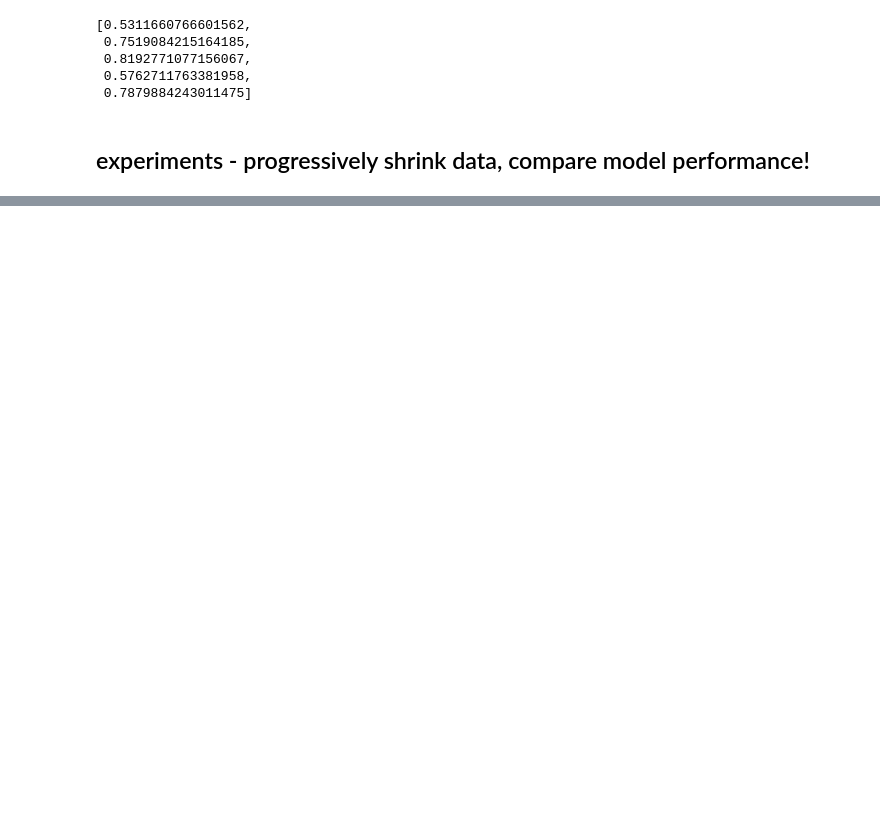
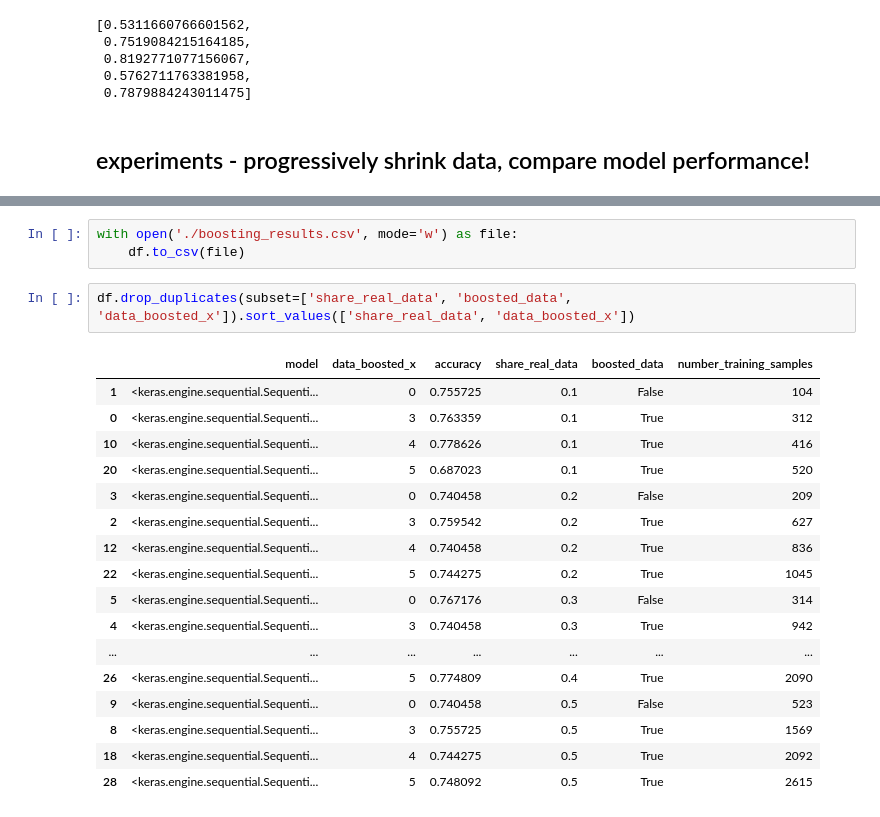
Before and after one commit to PaulBFB/master_thesis, a Jupyter notebook: titanic_deep_learning.ipynb, the cells around one changed output, grey strips where cells are left out. Cells and saved outputs as stored; diff of their text form; blank space fills up the shorter version.

```diff
--- a/titanic_deep_learning.ipynb
+++ b/titanic_deep_learning.ipynb
@@ -311,0 +338,23 @@ KeyboardInterrupt:
+# %%
+with open('./boosting_results.csv', mode='w') as file:
+    df.to_csv(file)
+# %%
+df.drop_duplicates(subset=['share_real_data', 'boosted_data', 'data_boosted_x']).sort_values(['share_real_data', 'data_boosted_x'])
+# %% [output]
+|  | model | data_boosted_x | accuracy | share_real_data | boosted_data | number_training_samples |
+| 1 | <keras.engine.sequential.Sequenti... | 0 | 0.755725 | 0.1 | False | 104 |
+| 0 | <keras.engine.sequential.Sequenti... | 3 | 0.763359 | 0.1 | True | 312 |
+| 10 | <keras.engine.sequential.Sequenti... | 4 | 0.778626 | 0.1 | True | 416 |
+| 20 | <keras.engine.sequential.Sequenti... | 5 | 0.687023 | 0.1 | True | 520 |
+| 3 | <keras.engine.sequential.Sequenti... | 0 | 0.740458 | 0.2 | False | 209 |
+| 2 | <keras.engine.sequential.Sequenti... | 3 | 0.759542 | 0.2 | True | 627 |
+| 12 | <keras.engine.sequential.Sequenti... | 4 | 0.740458 | 0.2 | True | 836 |
+| 22 | <keras.engine.sequential.Sequenti... | 5 | 0.744275 | 0.2 | True | 1045 |
+| 5 | <keras.engine.sequential.Sequenti... | 0 | 0.767176 | 0.3 | False | 314 |
+| 4 | <keras.engine.sequential.Sequenti... | 3 | 0.740458 | 0.3 | True | 942 |
+| ... | ... | ... | ... | ... | ... | ... |
+| 26 | <keras.engine.sequential.Sequenti... | 5 | 0.774809 | 0.4 | True | 2090 |
+| 9 | <keras.engine.sequential.Sequenti... | 0 | 0.740458 | 0.5 | False | 523 |
+| 8 | <keras.engine.sequential.Sequenti... | 3 | 0.755725 | 0.5 | True | 1569 |
+| 18 | <keras.engine.sequential.Sequenti... | 4 | 0.744275 | 0.5 | True | 2092 |
+| 28 | <keras.engine.sequential.Sequenti... | 5 | 0.748092 | 0.5 | True | 2615 |
```
Also changed, not shown: parts of 12 cells of this notebook.
